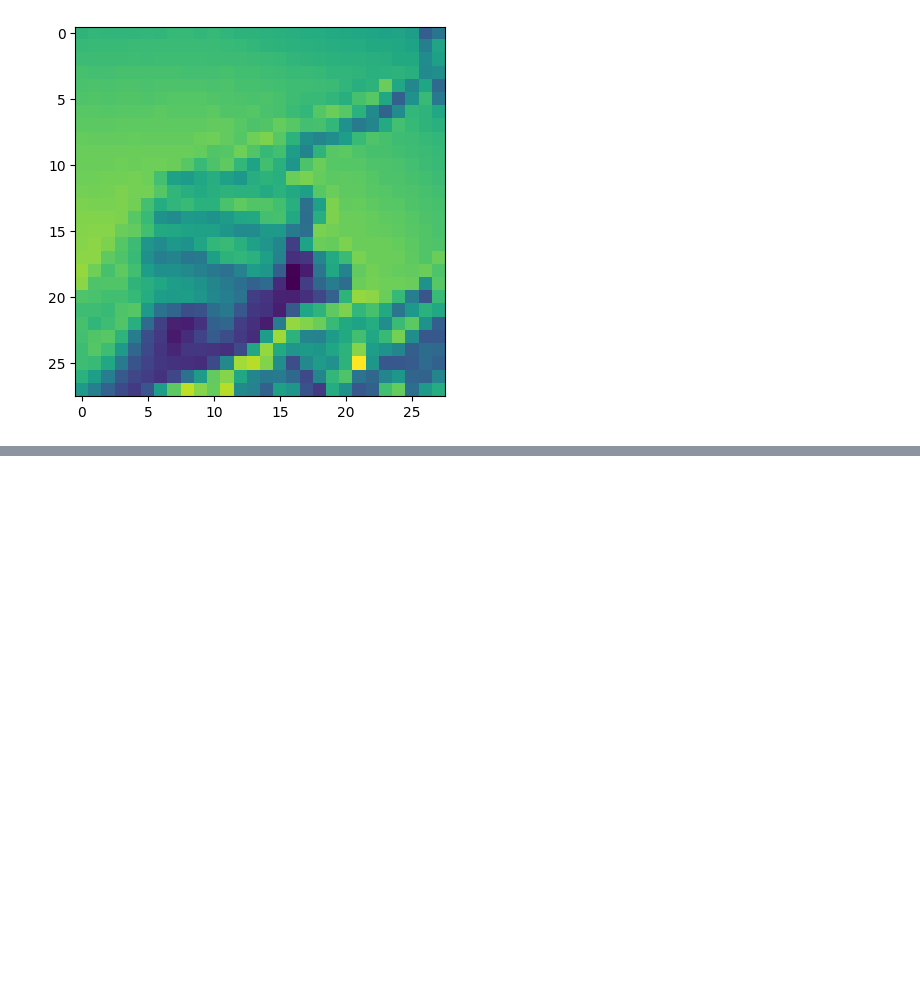
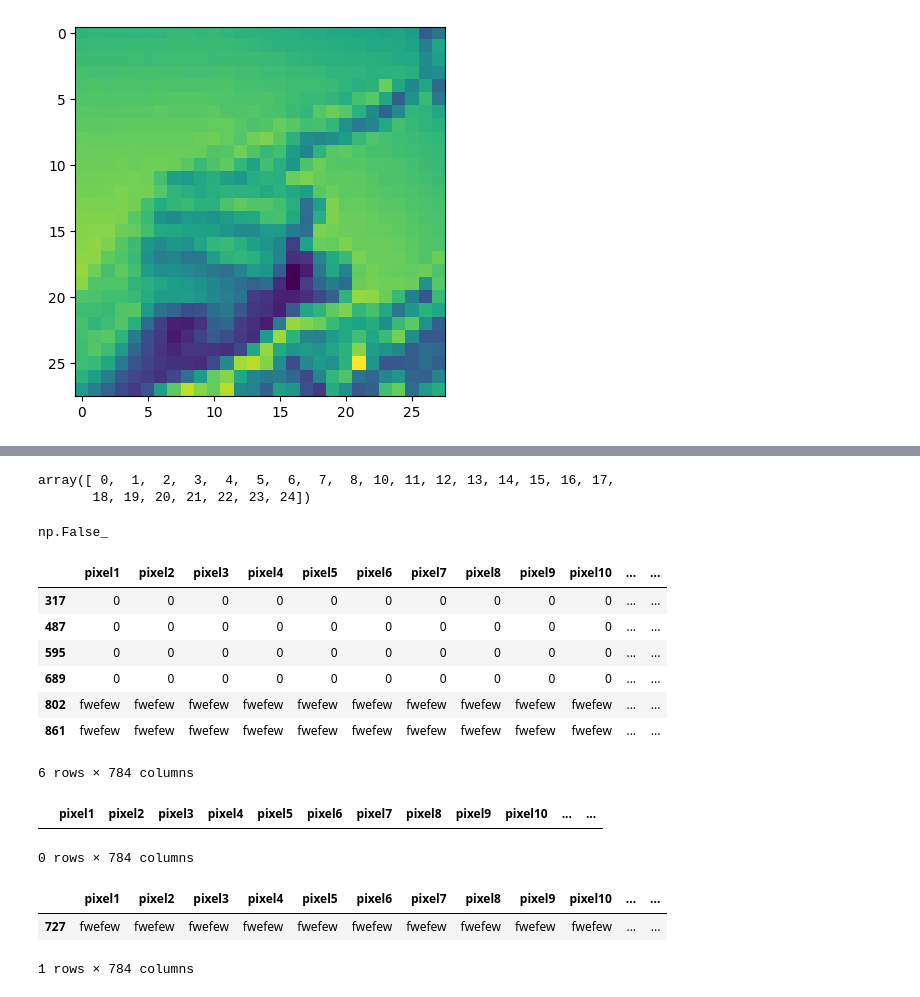
Before and after one commit to oscardbocanegra/learning_platzi, a Jupyter notebook: machine_learning/redes_neuronales_tensorflow/cargar_multiples_datasets.ipynb, the cells around one changed output, grey strips where cells are left out. Drawn from its saved outputs; the diff is of its cells as text; code cells hidden in the pictures; blank space fills up the shorter version.

```diff
--- a/machine_learning/redes_neuronales_tensorflow/cargar_multiples_datasets.ipynb
+++ b/machine_learning/redes_neuronales_tensorflow/cargar_multiples_datasets.ipynb
@@ -131,0 +151,21 @@ plt.imshow(images[1].reshape(28, 28))
+# %%
+unique_val = np.array(labels)
+np.unique(unique_val)
+# %% [output]
+array([ 0,  1,  2,  3,  4,  5,  6,  7,  8, 10, 11, 12, 13, 14, 15, 16, 17,
+       18, 19, 20, 21, 22, 23, 24])
+# %%
+train.isnull().values.any()
+# %% [output]
+np.False_
+# %%
+train[train.duplicated()]
+# %% [output]
+|  | pixel1 | pixel2 | pixel3 | pixel4 | pixel5 | pixel6 | pixel7 | pixel8 | pixel9 | pixel10 | ... | ... |
+| 317 | 0 | 0 | 0 | 0 | 0 | 0 | 0 | 0 | 0 | 0 | ... | ... |
+| 487 | 0 | 0 | 0 | 0 | 0 | 0 | 0 | 0 | 0 | 0 | ... | ... |
+| 595 | 0 | 0 | 0 | 0 | 0 | 0 | 0 | 0 | 0 | 0 | ... | ... |
+| 689 | 0 | 0 | 0 | 0 | 0 | 0 | 0 | 0 | 0 | 0 | ... | ... |
+| 802 | fwefew | fwefew | fwefew | fwefew | fwefew | fwefew | fwefew | fwefew | fwefew | fwefew | ... | ... |
+| 861 | fwefew | fwefew | fwefew | fwefew | fwefew | fwefew | fwefew | fwefew | fwefew | fwefew | ... | ... |
+6 rows × 784 columns
@@ -131,0 +174,11 @@ plt.imshow(images[1].reshape(28, 28))
+# %%
+train[train.duplicated()]
+# %% [output]
+|  | pixel1 | pixel2 | pixel3 | pixel4 | pixel5 | pixel6 | pixel7 | pixel8 | pixel9 | pixel10 | ... | ... |
+0 rows × 784 columns
+# %%
+train[train['pixel1'] == "fwefew"]
+# %% [output]
+|  | pixel1 | pixel2 | pixel3 | pixel4 | pixel5 | pixel6 | pixel7 | pixel8 | pixel9 | pixel10 | ... | ... |
+| 727 | fwefew | fwefew | fwefew | fwefew | fwefew | fwefew | fwefew | fwefew | fwefew | fwefew | ... | ... |
+1 rows × 784 columns
```
Also changed, not shown: parts of 12 cells of this notebook.
